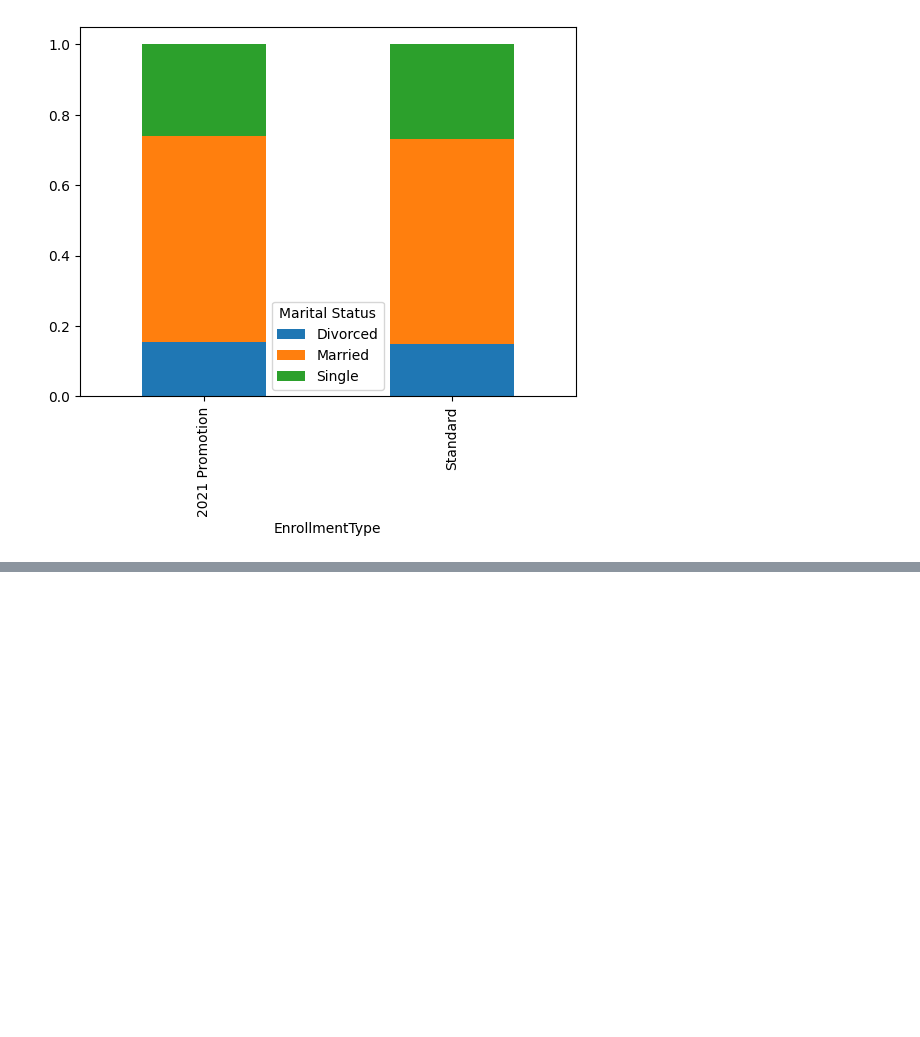
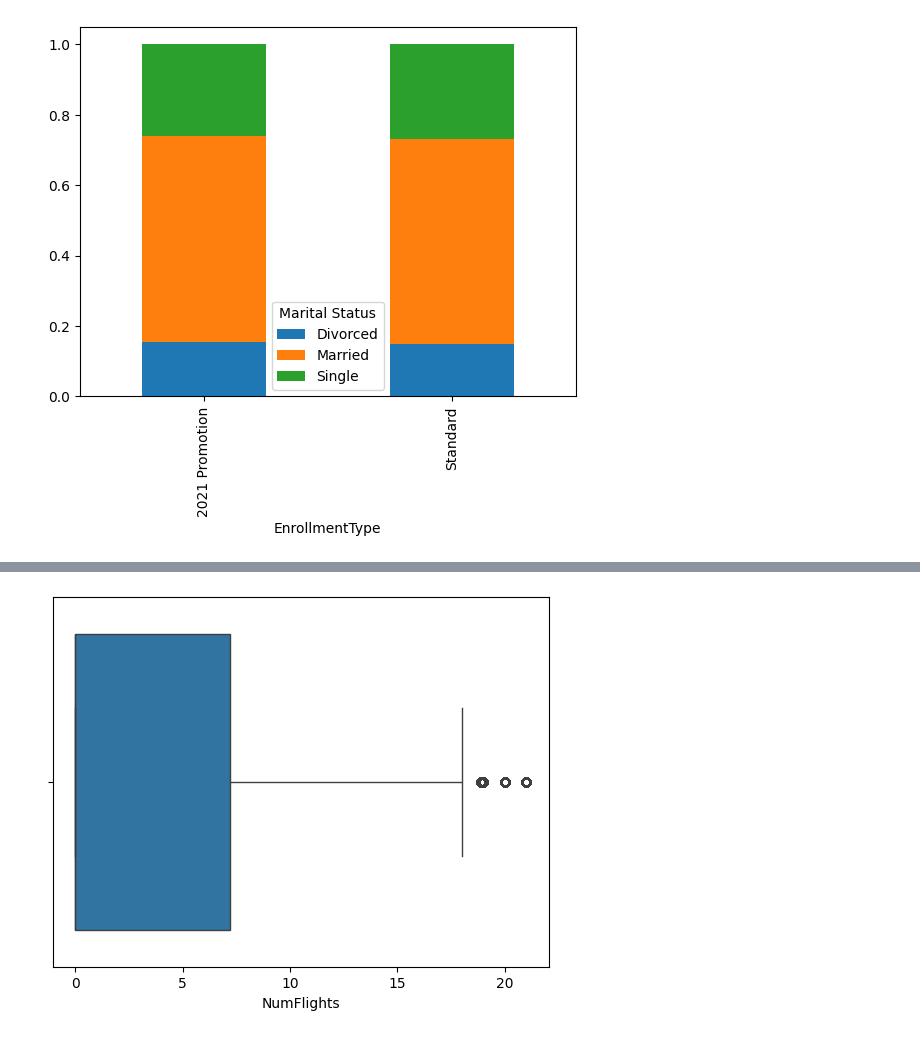
Before and after one commit to Sapanaa/customer_segmentation_of_airlines, a Jupyter notebook: notebooks/02_eda.ipynb, the cells around one changed output, grey strips where cells are left out. Saved outputs shown, nothing was run; the diff lists cells and outputs as text; code cells hidden in the pictures; blank space fills up the shorter version.

```diff
--- a/notebooks/02_eda.ipynb
+++ b/notebooks/02_eda.ipynb
@@ -265,0 +378,2 @@ ct.plot(kind='bar', stacked=True)
+# %%
+flight = pd.read_csv('../data/flights.csv')
@@ -265,0 +399,5 @@ ct.plot(kind='bar', stacked=True)
+# %%
+sns.boxplot(x='NumFlights', data=flight)
+plt.show()
+# %% [output]
+[figure, added]
```
Also changed, not shown: parts of 103 cells of this notebook, 7 other files.
